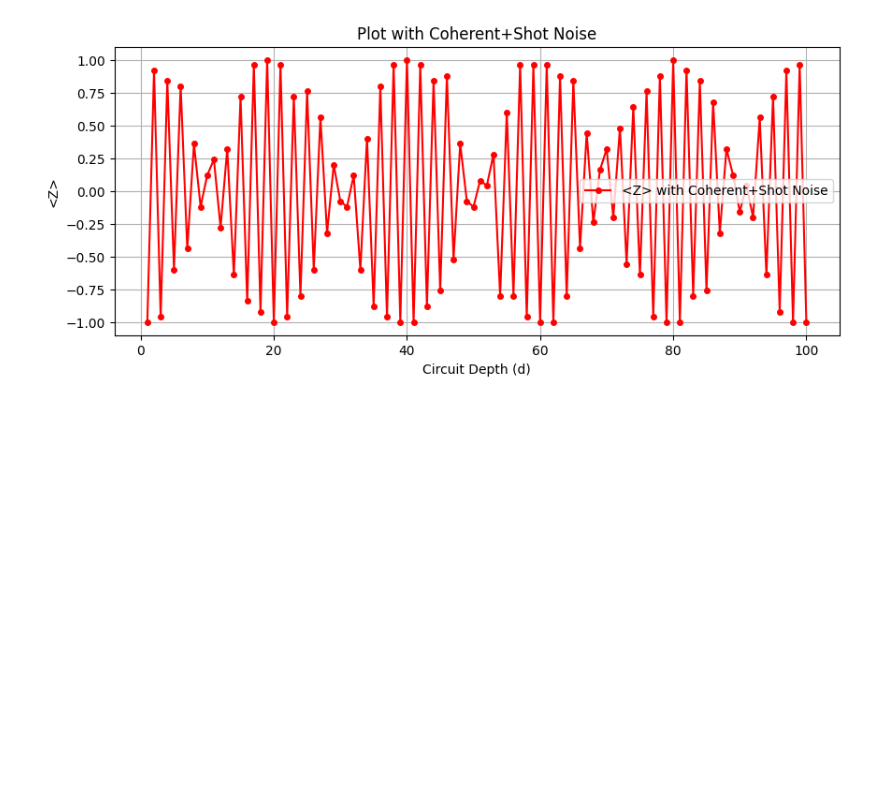
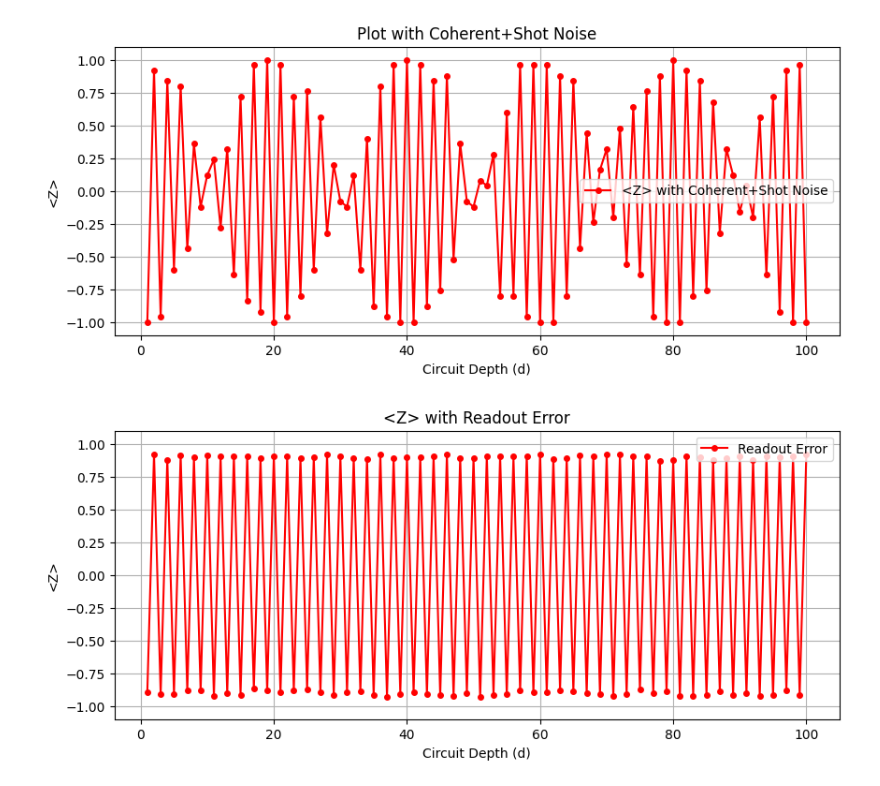
Before and after one commit to kavish707/Qiskit-Simulations, a Jupyter notebook: NoiseSimulation.ipynb, the cells around one changed output. Saved outputs shown, nothing was run; the diff lists cells and outputs as text; code cells hidden in the pictures; blank space fills up the shorter version.

```diff
--- a/NoiseSimulation.ipynb
+++ b/NoiseSimulation.ipynb
@@ -105,3 +105,44 @@ plt.legend()
 plt.show()
 # %% [output]
 [figure]
+# %%
+
+p0_given_1 = 0.05
+p1_given_0 = 0.05
+
+readout_matrix = [[1 - p1_given_0, p0_given_1],
+                  [p1_given_0, 1 - p0_given_1]]
+
+readout_error = ReadoutError(readout_matrix)
+
+
+readout_noise_model = NoiseModel()
+
+readout_noise_model.add_all_qubit_readout_error(readout_error)
+
+
+readout_results = []
+simulator = AerSimulator(noise_model=readout_noise_model)
+
+for d in depths:
+    qc = QuantumCircuit(1)
+    for _ in range(d):
+        qc.x(0)
+    qc.measure_all()
+    t_qc = transpile(qc, simulator, optimization_level=0)
+
+    result = simulator.run(t_qc, shots=1000).result()
+
+    readout_results.append(get_expectation_z(result.get_counts(), 1000))
+
+plt.figure(figsize=(10, 4))
+plt.plot(depths, readout_results, 'o-', color='red', markersize=4, label='Readout Error')
+plt.title(f"<Z> with Readout Error")
+plt.xlabel("Circuit Depth (d)")
+plt.ylabel("<Z>")
+plt.ylim(-1.1, 1.1)
+plt.legend(loc='upper right')
+plt.grid(True)
+plt.show()
+# %% [output]
+[figure, added]
```
Also changed, not shown: parts of 3 cells of this notebook.
